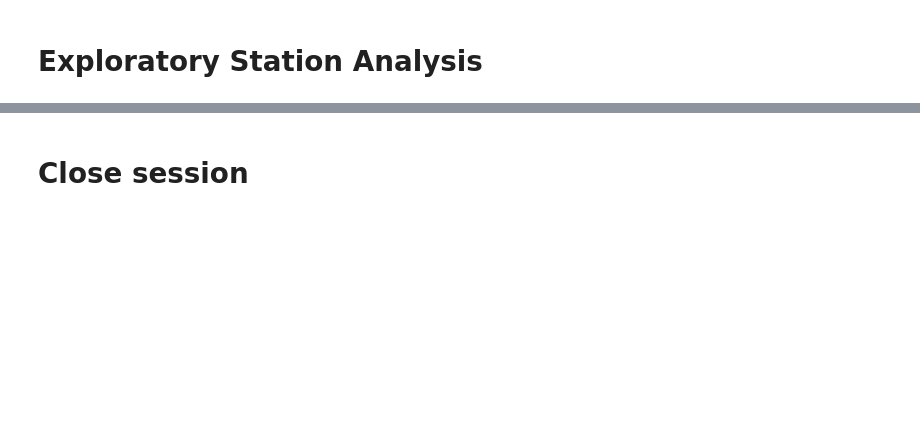
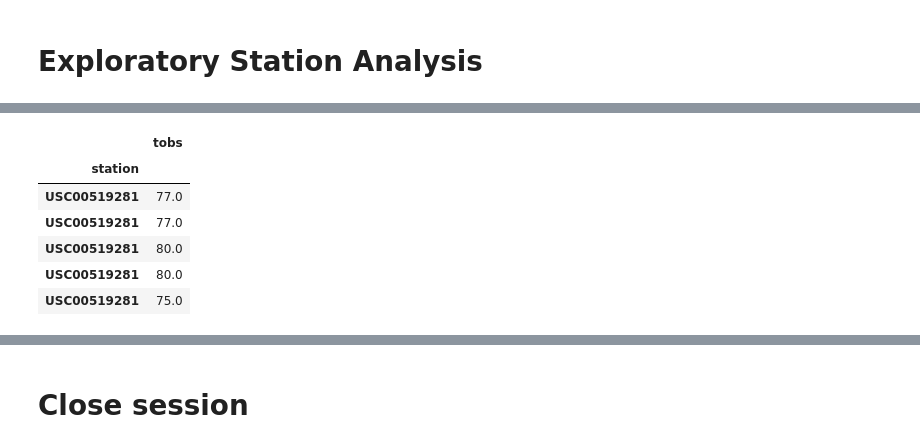
Before and after one commit to joelox87/sqlalchemy-challenge, a Jupyter notebook: climate_starter.ipynb, the cells around one changed output, grey strips where cells are left out. Cells and saved outputs as stored; diff of their text form; code cells hidden in the pictures; blank space fills up the shorter version.

```diff
--- a/climate_starter.ipynb
+++ b/climate_starter.ipynb
@@ -117,3 +142,17 @@ df.plot(rot=90, x="date", y="prcp")
 # %%
 # Using the most active station id
 # Query the last 12 months of temperature observation data for this station and plot the results as a histogram
+tobs_last_year = session.query(Measurement.station, Measurement.tobs).\
+                filter(Measurement.station == 'USC00519281').\
+                filter(Measurement.date >= year_ago).all()
+tobs_last_year_df = pd.DataFrame(tobs_last_year)
+tobs_last_year_df.set_index('station', inplace=True)
+tobs_last_year_df.head()
+# %% [output]
+|  | tobs |
+| station |  |
+| USC00519281 | 77.0 |
+| USC00519281 | 77.0 |
+| USC00519281 | 80.0 |
+| USC00519281 | 80.0 |
+| USC00519281 | 75.0 |
```
Also changed, not shown: parts of 7 cells of this notebook, 1 other file.
